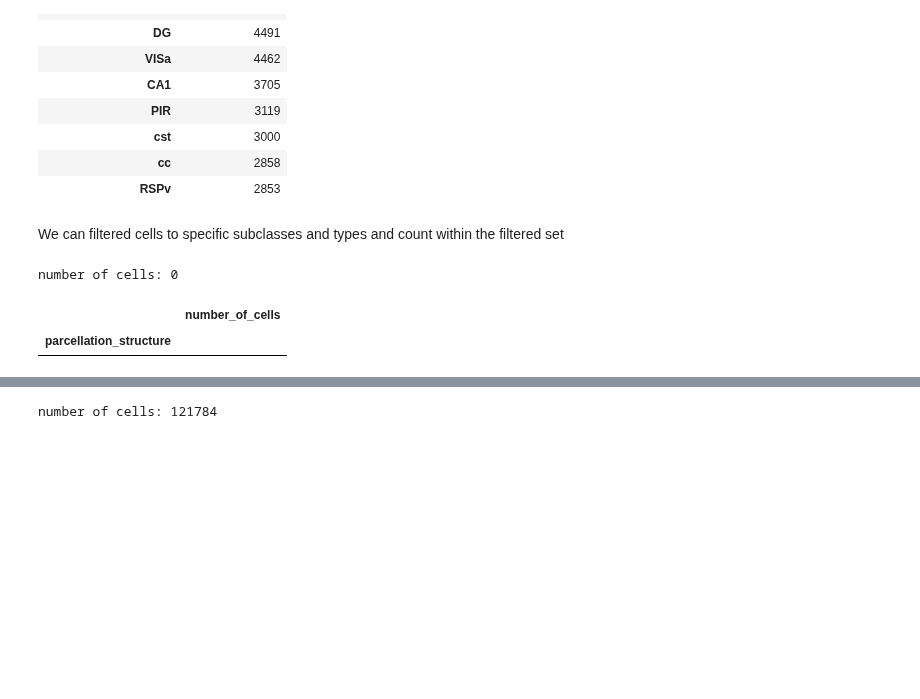
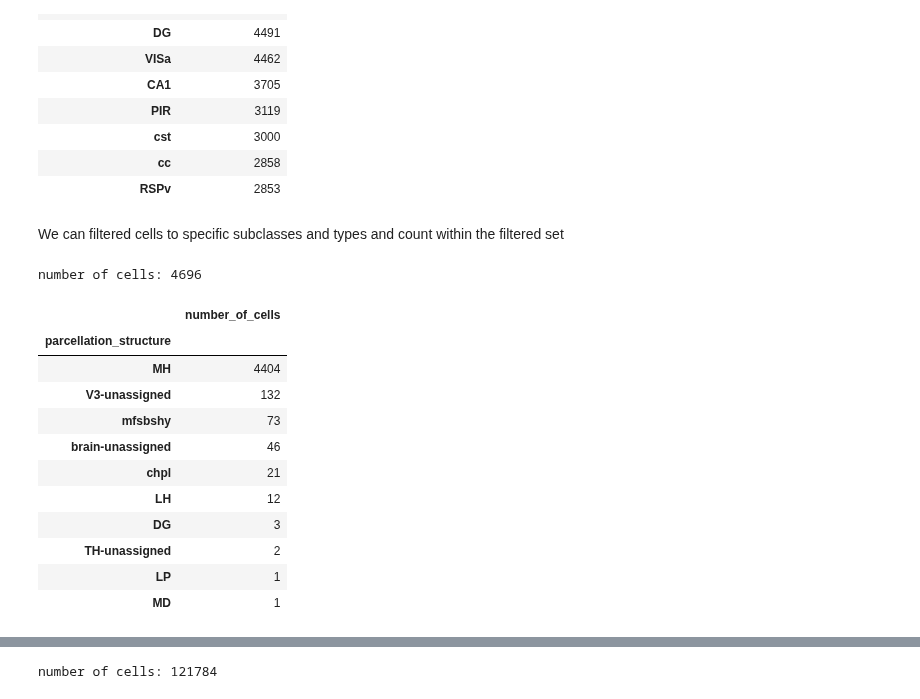
Before and after one commit to AllenInstitute/abc_atlas_access, a Jupyter notebook: notebooks/merfish_ccf_registration_tutorial.ipynb, the cells around one changed output, grey strips where cells are left out. Cells and saved outputs as stored; diff of their text form; code cells hidden in the pictures; blank space fills up the shorter version.

```diff
--- a/notebooks/merfish_ccf_registration_tutorial.ipynb
+++ b/notebooks/merfish_ccf_registration_tutorial.ipynb
@@ -18,7 +18,7 @@ import requests
 import SimpleITK as sitk
 import pathlib
 # %%
-version = '20230830'
+version = '20231215'
 download_base = '../../abc_download_root'
 
 use_local_cache = False
@@ -311,13 +311,23 @@ cell_count.head(10)
 # %% [markdown]
 We can filtered cells to specific subclasses and types and count within the filtered set
 # %%
-pred = (cell_joined['subclass'] == '063 MH Tac2 Glut')
+pred = (cell_joined['subclass'] == '145 MH Tac2 Glut')
 filtered = cell_joined[pred]
 print("number of cells:", len(filtered))
 cell_count = parcellation_cell_count(filtered,'parcellation_structure')
 cell_count.head(10)
 # %% [output]
-number of cells: 0
+number of cells: 4696
 |  | number_of_cells |
 | parcellation_structure |  |
+| MH | 4404 |
+| V3-unassigned | 132 |
+| mfsbshy | 73 |
+| brain-unassigned | 46 |
+| chpl | 21 |
+| LH | 12 |
+| DG | 3 |
+| TH-unassigned | 2 |
+| LP | 1 |
+| MD | 1 |
 # %%
```
Also changed, not shown: parts of 5 cells of this notebook, 21 other files.
